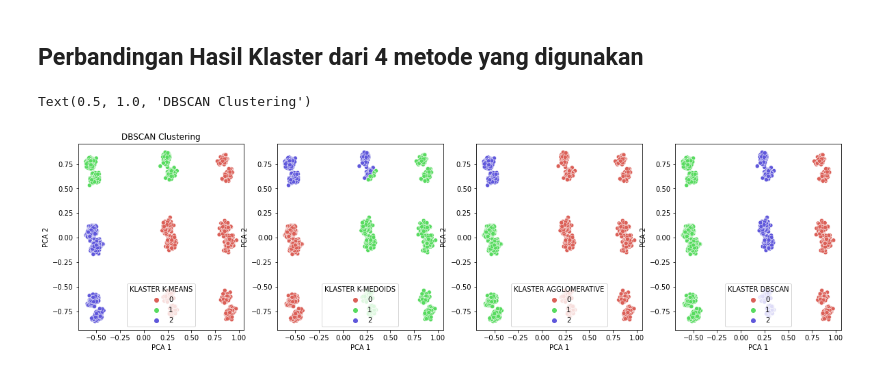
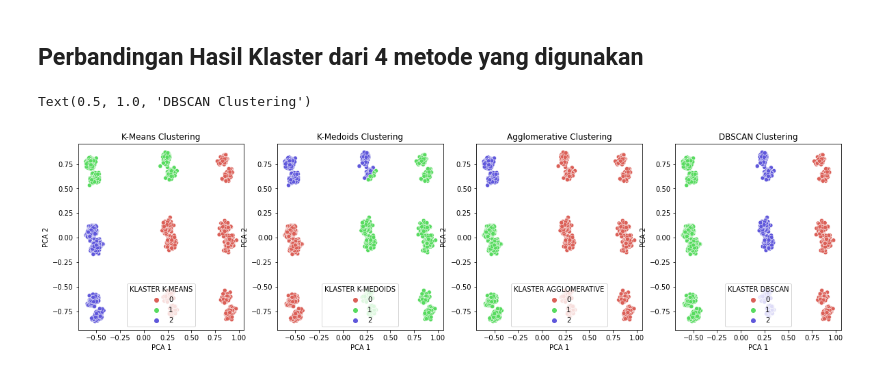
Before and after one commit to yukiao/Pembelajaran-Mesin, a Jupyter notebook: Tugas02-ML-H071191002.ipynb, the cells around one changed output. Drawn from its saved outputs; the diff is of its cells as text; code cells hidden in the pictures.

```diff
--- a/Tugas02-ML-H071191002.ipynb
+++ b/Tugas02-ML-H071191002.ipynb
@@ -249,17 +249,17 @@ Hasil dari DBSCAN ini memberikan 3 klaster. Hasil ini sangat dipengaruhi oleh pa
 # %%
 fig, ax = plt.subplots(1,4, figsize=(20,5))
 
 sns.scatterplot(data_cluster['PCA 1'], data_cluster['PCA 2'], hue=data_cluster['KLASTER K-MEANS'], palette=sns.color_palette('hls',3),ax=ax[0])
 ax[0].set_title("K-Means Clustering")
 
 sns.scatterplot(data_cluster['PCA 1'], data_cluster['PCA 2'], hue=data_cluster['KLASTER K-MEDOIDS'], palette=sns.color_palette('hls',3),ax=ax[1])
-ax[0].set_title("K-Medoids Clustering")
+ax[1].set_title("K-Medoids Clustering")
 
 sns.scatterplot(data_cluster['PCA 1'], data_cluster['PCA 2'], hue=data_cluster['KLASTER AGGLOMERATIVE'], palette=sns.color_palette('hls',3),ax=ax[2])
-ax[0].set_title("Agglomerative Clustering")
+ax[2].set_title("Agglomerative Clustering")
 
 sns.scatterplot(data_cluster['PCA 1'], data_cluster['PCA 2'], hue=data_cluster['KLASTER DBSCAN'], palette=sns.color_palette('hls',3),ax=ax[3])
-ax[0].set_title("DBSCAN Clustering")
+ax[3].set_title("DBSCAN Clustering")
 # %% [output]
 Text(0.5, 1.0, 'DBSCAN Clustering')
-[figure, old version]
+[figure, new version]
```
